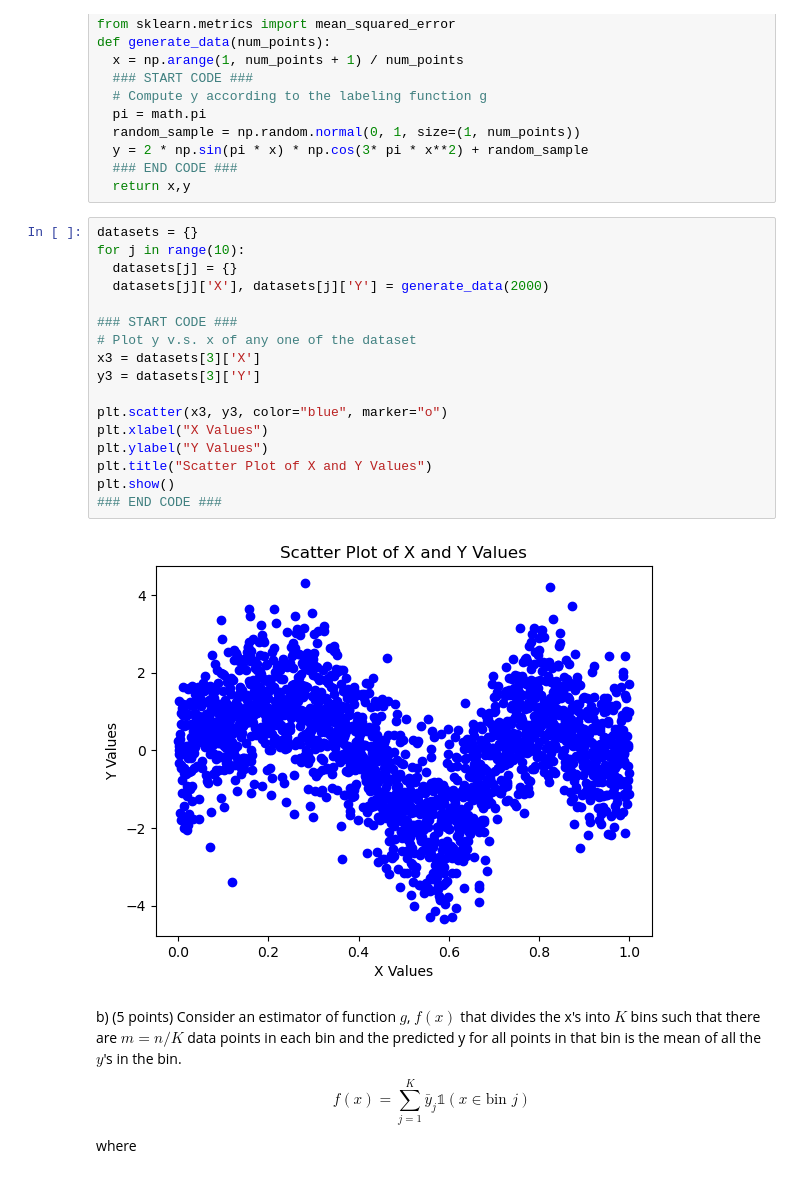
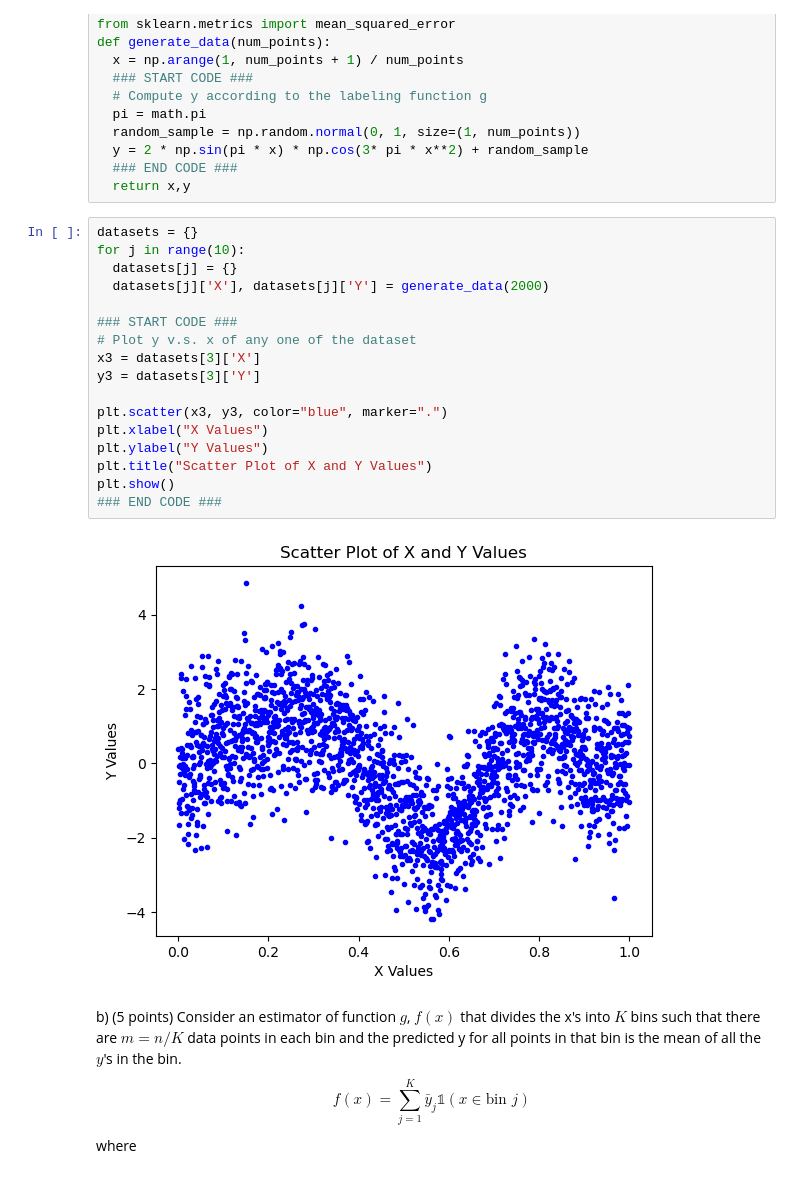
Before and after one commit to axj65/ece381, a Jupyter notebook: HW_2.ipynb, the cells around one changed output. Drawn from its saved outputs; the diff is of its cells as text.

```diff
--- a/HW_2.ipynb
+++ b/HW_2.ipynb
@@ -47,22 +47,22 @@ def generate_data(num_points):
 # %%
 datasets = {}
 for j in range(10):
   datasets[j] = {}
   datasets[j]['X'], datasets[j]['Y'] = generate_data(2000)
 
 ### START CODE ###
 # Plot y v.s. x of any one of the dataset
 x3 = datasets[3]['X']
 y3 = datasets[3]['Y']
 
-plt.scatter(x3, y3, color="blue", marker="o")
+plt.scatter(x3, y3, color="blue", marker=".")
 plt.xlabel("X Values")
 plt.ylabel("Y Values")
 plt.title("Scatter Plot of X and Y Values")
 plt.show()
 ### END CODE ###
 # %% [output]
-[figure, old version]
+[figure, new version]
 # %% [markdown]
 b) (5 points) Consider an estimator of function $g$, $f(x)$ that divides the x's into $K$ bins such that there are $m = n/K$ data points in each bin and the predicted y for all points in that bin is the mean of all the $y$'s in the bin.
 $$
```
Also changed, not shown: parts of 14 cells of this notebook.
